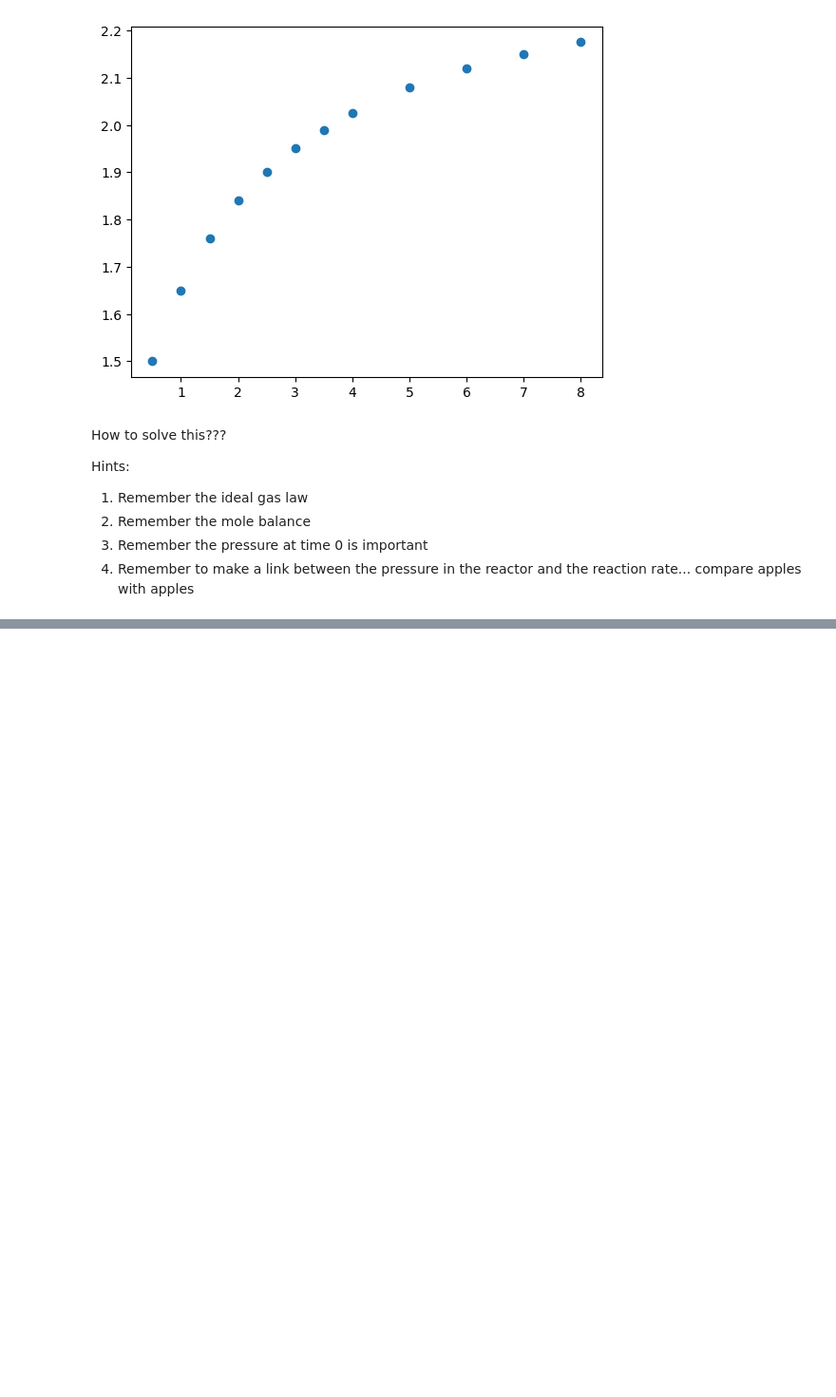
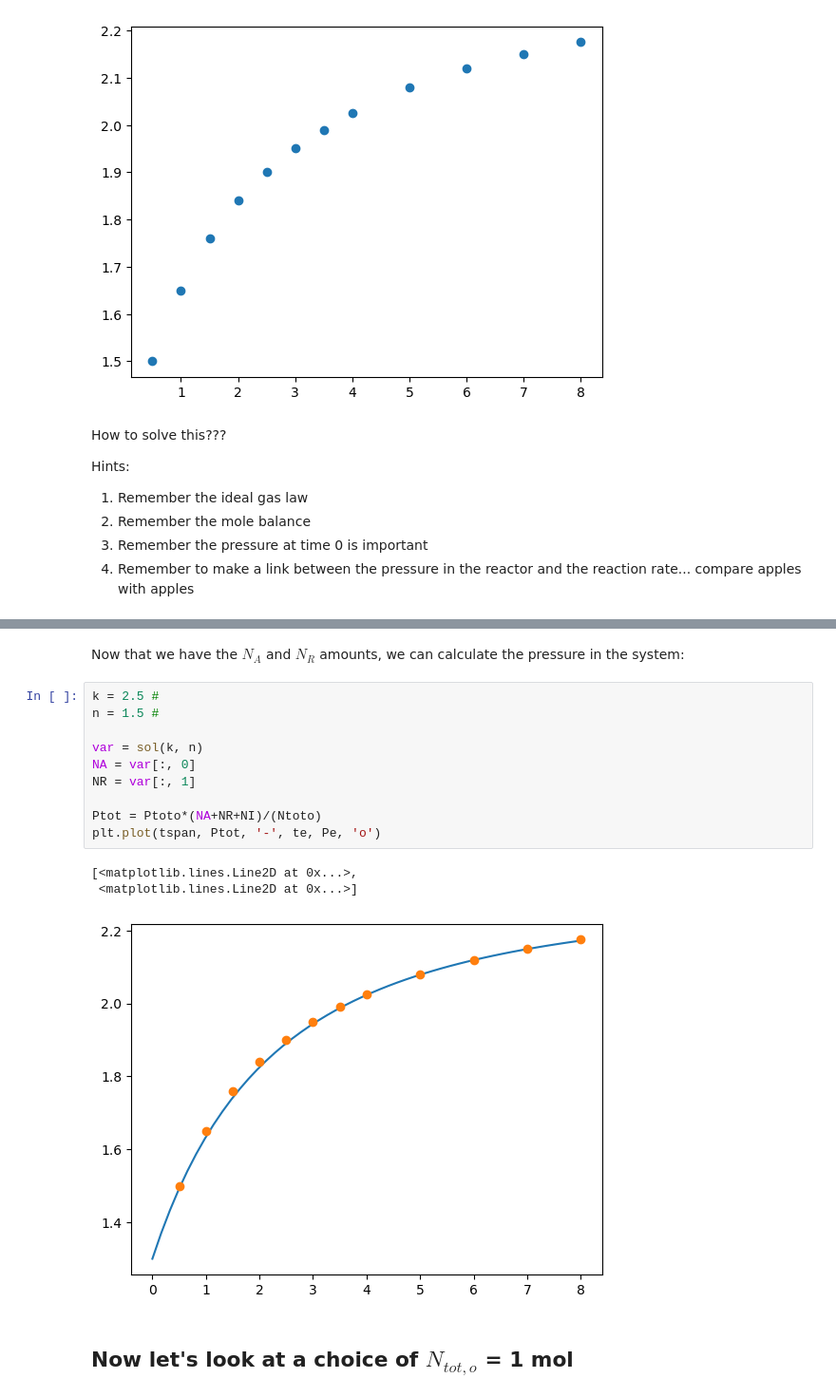
Before and after one commit to HGBrink/CKN321_2023, a Jupyter notebook: Chapter 2/Chapter 2.ipynb, the cells around one changed output, grey strips where cells are left out. Shown at 95% size. Cells and saved outputs as stored; diff of their text form; blank space fills up the shorter version.

```diff
--- a/Chapter 2/Chapter 2.ipynb
+++ b/Chapter 2/Chapter 2.ipynb
@@ -98,0 +322,18 @@ Hints:
+# %% [markdown]
+Now that we have the $N_A$ and $N_R$ amounts, we can calculate the pressure in the system:
+# %%
+k = 2.5 #
+n = 1.5 #
+
+var = sol(k, n)
+NA = var[:, 0]
+NR = var[:, 1]
+
+Ptot = Ptoto*(NA+NR+NI)/(Ntoto)
+plt.plot(tspan, Ptot, '-', te, Pe, 'o')
+# %% [output]
+[<matplotlib.lines.Line2D at 0x...>,
+ <matplotlib.lines.Line2D at 0x...>]
+[figure, added]
+# %% [markdown]
+## Now let's look at a choice of $N_{tot,o}$ = 1 mol
```
Also changed, not shown: parts of 30 cells of this notebook.
